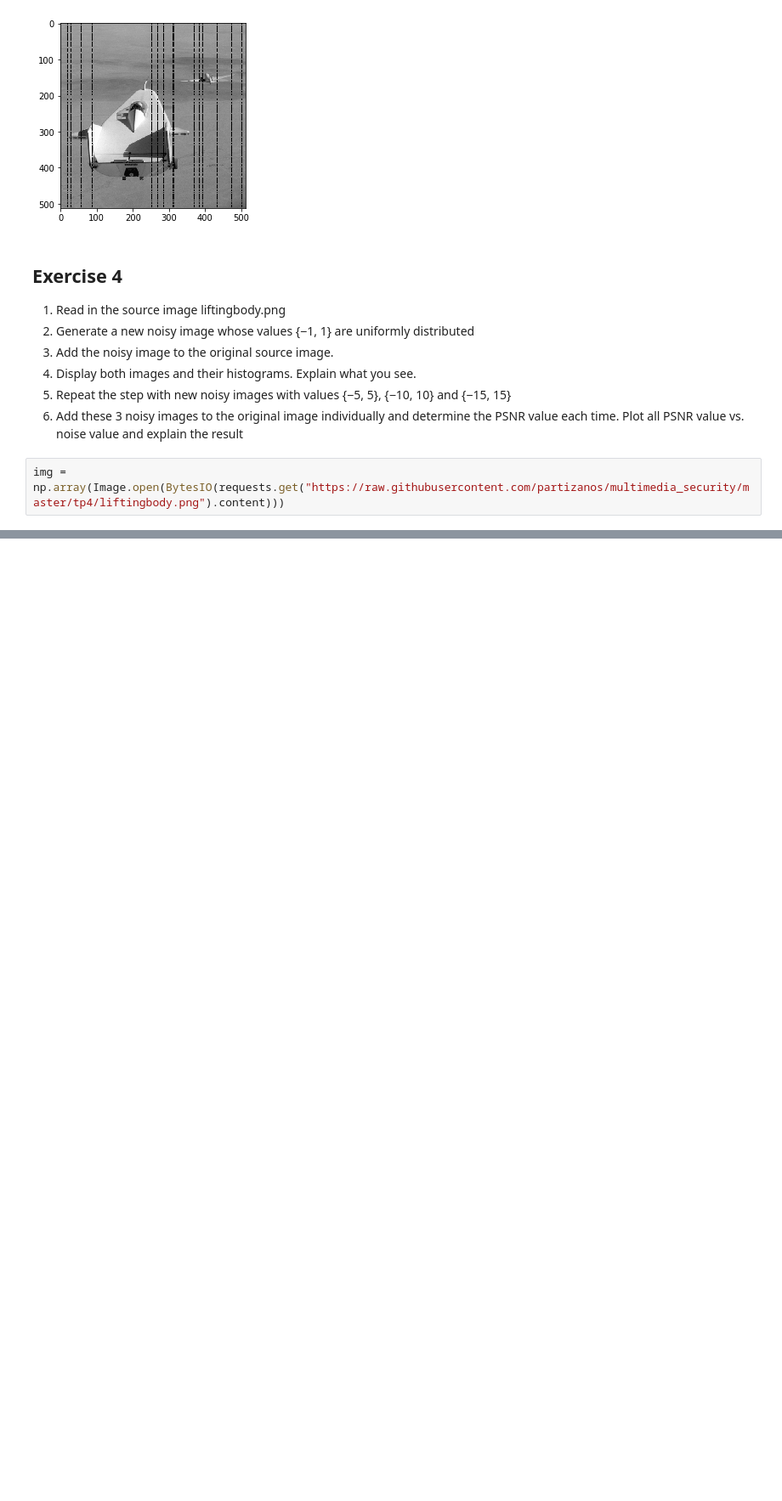
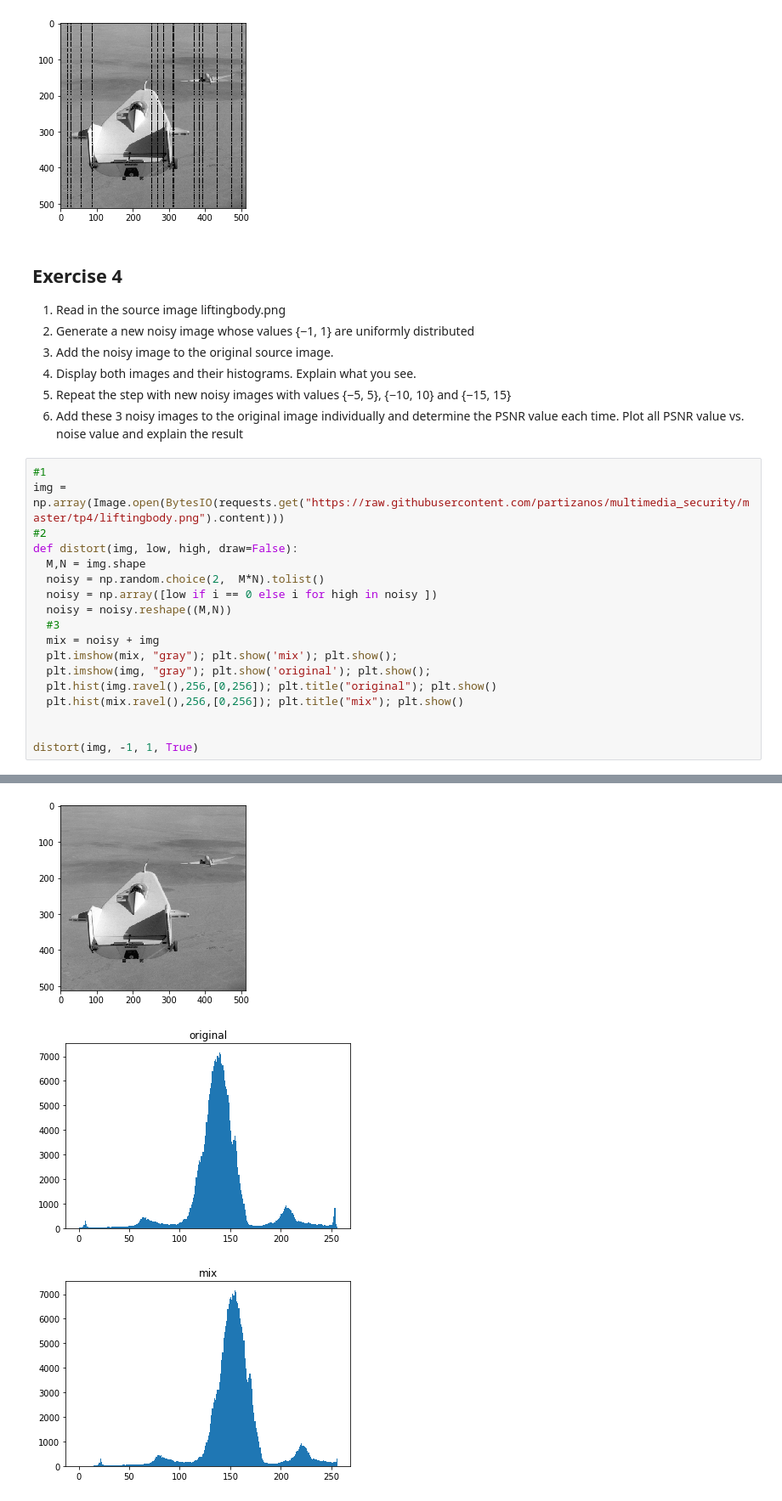
Before and after one commit to partizanos/multimedia_security, a Jupyter notebook: TP2_mutimedia.ipynb, the cells around one changed output, grey strips where cells are left out. Shown at 85% size. Drawn from its saved outputs; the diff is of its cells as text; blank space fills up the shorter version.

```diff
--- a/TP2_mutimedia.ipynb
+++ b/TP2_mutimedia.ipynb
@@ -111,5 +111,22 @@ plt.imshow(unperm_img, "gray"); plt.show()
 5. Repeat the step with new noisy images with values {−5, 5}, {−10, 10} and {−15, 15}
 6. Add these 3 noisy images to the original image individually and determine the PSNR value each
 time. Plot all PSNR value vs. noise value and explain the result
-# %%
-img = np.array(Image.open(BytesIO(requests.get("https://raw.githubusercontent.com/partizanos/multimedia_security/master/tp4/liftingbody.png").content)))
+# %%
+#1
+img = np.array(Image.open(BytesIO(requests.get("https://raw.githubusercontent.com/partizanos/multimedia_security/master/tp4/liftingbody.png").content)))
+#2
+def distort(img, low, high, draw=False):
+  M,N = img.shape
+  noisy = np.random.choice(2,  M*N).tolist()
+  noisy = np.array([low if i == 0 else i for high in noisy ])
+  noisy = noisy.reshape((M,N))
+  #3
+  mix = noisy + img
+  plt.imshow(mix, "gray"); plt.show('mix'); plt.show();
+  plt.imshow(img, "gray"); plt.show('original'); plt.show();
+  plt.hist(img.ravel(),256,[0,256]); plt.title("original"); plt.show()
+  plt.hist(mix.ravel(),256,[0,256]); plt.title("mix"); plt.show()
+
+
+distort(img, -1, 1, True)
+# %% [output]
@@ -115,0 +134,3 @@ img = np.array(Image.open(BytesIO(requests.get("https://raw.githubusercontent.co
+[figure, added]
+[figure, added]
+[figure, added]
```
Also changed, not shown: parts of 1 cell of this notebook.
